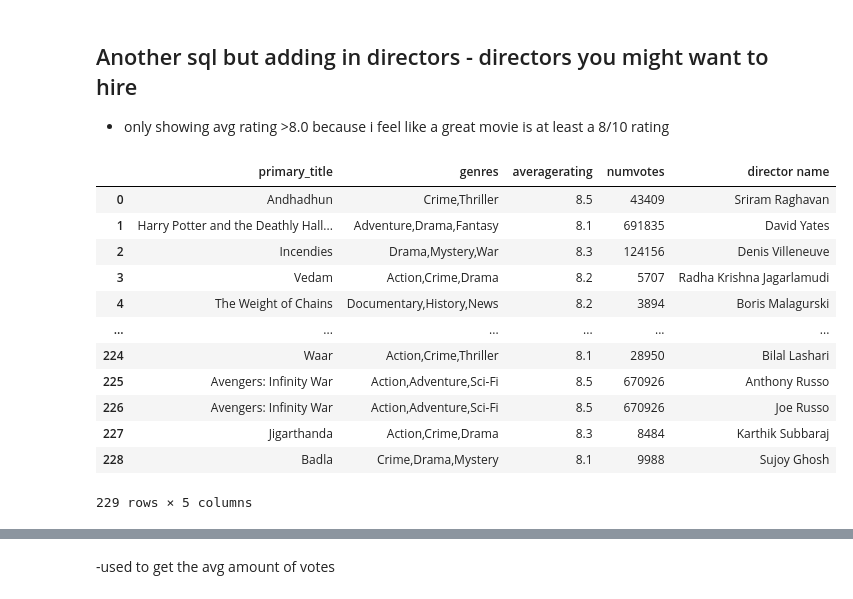
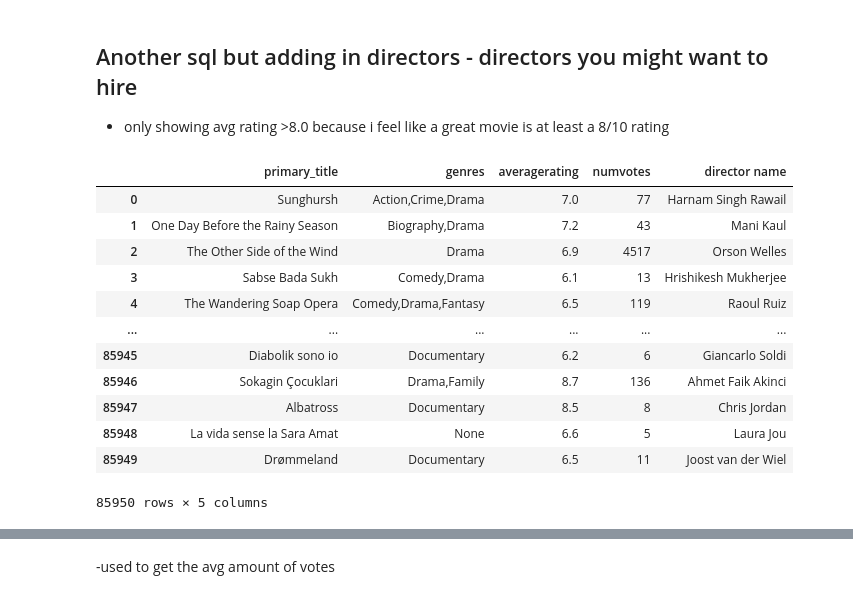
Before and after one commit to pjlannoo/Movie-Data-Analysis-Project, a Jupyter notebook: Notebooks/Imani/data observations.ipynb, the cells around one changed output, grey strips where cells are left out. Saved outputs shown, nothing was run; the diff lists cells and outputs as text; code cells hidden in the pictures.

```diff
--- a/Notebooks/Imani/data observations.ipynb
+++ b/Notebooks/Imani/data observations.ipynb
@@ -379,35 +386,35 @@ Name: genres, dtype: int64
 # %%
 join_director = '''
 SELECT  DISTINCT b.primary_title,
     b.genres,
     r.averagerating,
     r.numvotes,
     p.primary_name AS "director name"
 FROM movie_basics AS b
 JOIN movie_ratings AS r
     ON b.movie_id = r.movie_id
 JOIN directors AS d
     ON d.movie_id = r.movie_id
 JOIN persons AS p
     ON p.person_id = d.person_id
-WHERE r.averagerating > 8.0 AND numvotes >3500
+--WHERE r.averagerating > 8.0 AND numvotes >3500
 '''
 imdb_directors = pd.read_sql(join_director, conn)
 imdb_directors
 # %% [output]
 |  | primary_title | genres | averagerating | numvotes | director name |
-| 0 | Andhadhun | Crime,Thriller | 8.5 | 43409 | Sriram Raghavan |
-| 1 | Harry Potter and the Deathly Hall... | Adventure,Drama,Fantasy | 8.1 | 691835 | David Yates |
-| 2 | Incendies | Drama,Mystery,War | 8.3 | 124156 | Denis Villeneuve |
-| 3 | Vedam | Action,Crime,Drama | 8.2 | 5707 | Radha Krishna Jagarlamudi |
-| 4 | The Weight of Chains | Documentary,History,News | 8.2 | 3894 | Boris Malagurski |
+| 0 | Sunghursh | Action,Crime,Drama | 7.0 | 77 | Harnam Singh Rawail |
+| 1 | One Day Before the Rainy Season | Biography,Drama | 7.2 | 43 | Mani Kaul |
+| 2 | The Other Side of the Wind | Drama | 6.9 | 4517 | Orson Welles |
+| 3 | Sabse Bada Sukh | Comedy,Drama | 6.1 | 13 | Hrishikesh Mukherjee |
+| 4 | The Wandering Soap Opera | Comedy,Drama,Fantasy | 6.5 | 119 | Raoul Ruiz |
 | ... | ... | ... | ... | ... | ... |
-| 224 | Waar | Action,Crime,Thriller | 8.1 | 28950 | Bilal Lashari |
-| 225 | Avengers: Infinity War | Action,Adventure,Sci-Fi | 8.5 | 670926 | Anthony Russo |
-| 226 | Avengers: Infinity War | Action,Adventure,Sci-Fi | 8.5 | 670926 | Joe Russo |
-| 227 | Jigarthanda | Action,Crime,Drama | 8.3 | 8484 | Karthik Subbaraj |
-| 228 | Badla | Crime,Drama,Mystery | 8.1 | 9988 | Sujoy Ghosh |
+| 85945 | Diabolik sono io | Documentary | 6.2 | 6 | Giancarlo Soldi |
+| 85946 | Sokagin Çocuklari | Drama,Family | 8.7 | 136 | Ahmet Faik Akinci |
+| 85947 | Albatross | Documentary | 8.5 | 8 | Chris Jordan |
+| 85948 | La vida sense la Sara Amat | None | 6.6 | 5 | Laura Jou |
+| 85949 | Drømmeland | Documentary | 6.5 | 11 | Joost van der Wiel |
-229 rows × 5 columns
+85950 rows × 5 columns
 # %%
 imdb_directors['primary_title'].value_counts()
 # %% [output]
```
Also changed, not shown: parts of 7 cells of this notebook, 1 other file.
